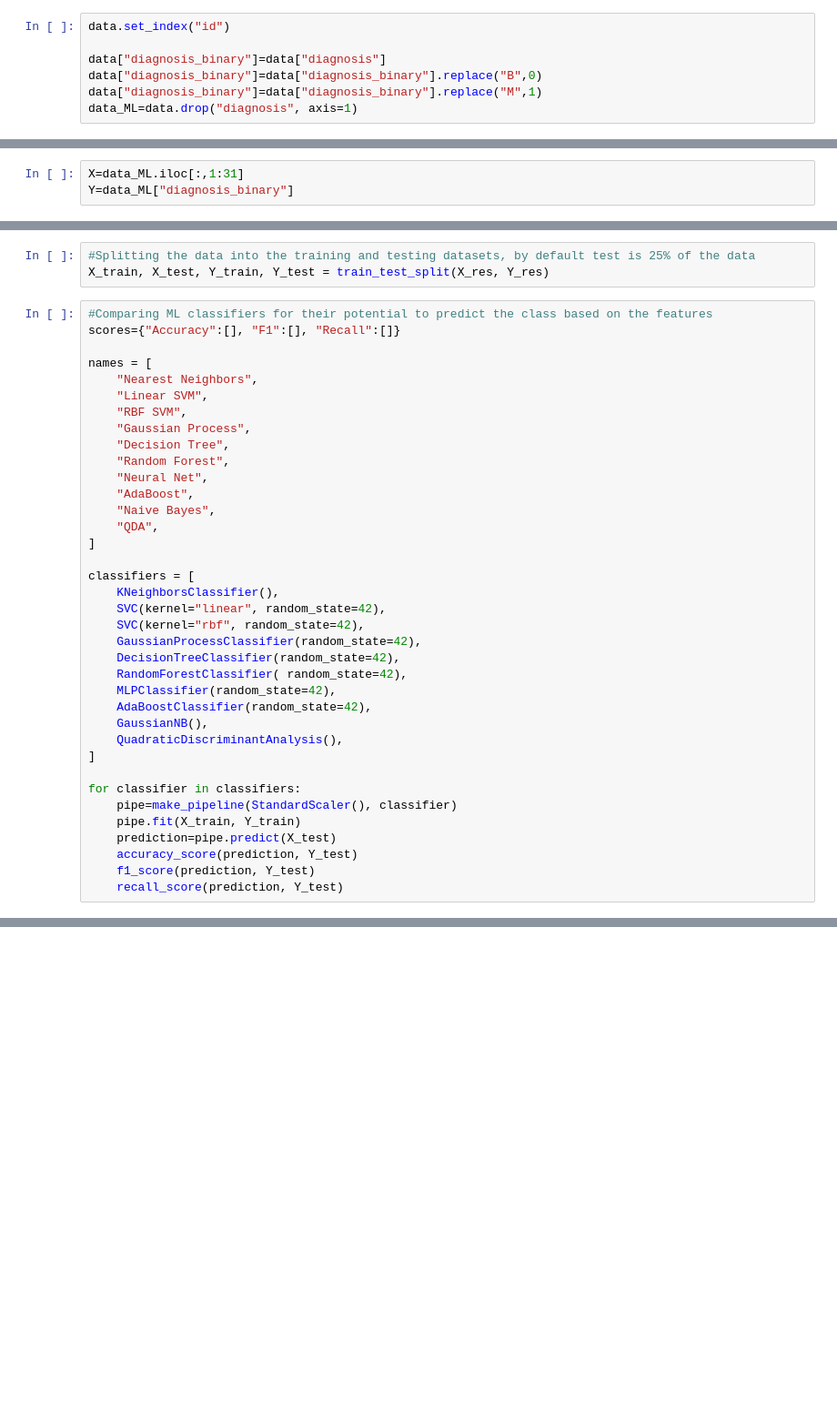
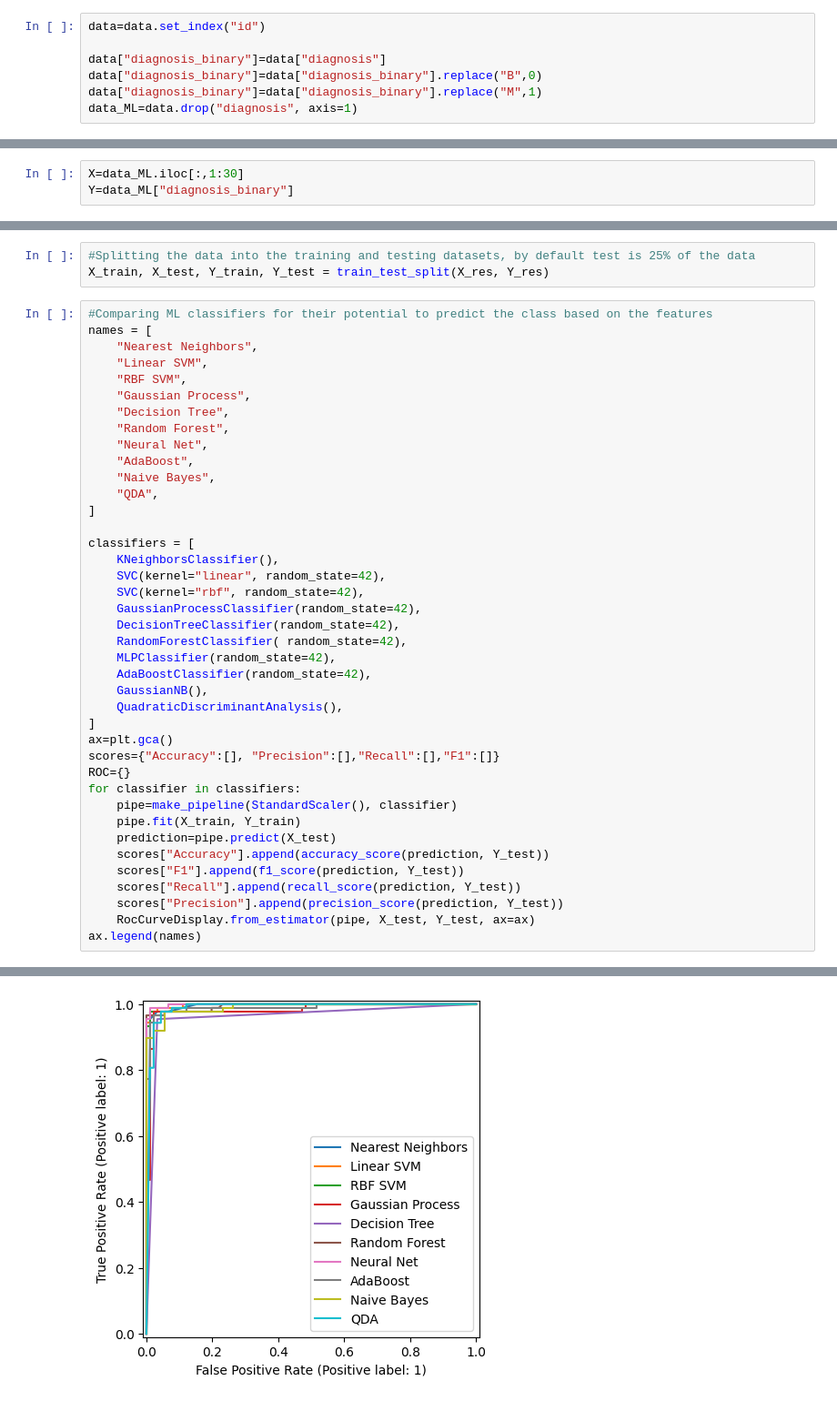
Before and after one commit to kzoltowska/Machine_Learning_Breast_Cancer_Data, a Jupyter notebook: Machine_learning_classifiers.ipynb, the cells around one changed output, grey strips where cells are left out. Shown: that part at 91% size. Saved outputs shown, nothing was run; the diff lists cells and outputs as text; blank space fills up the shorter version.

Commit message:
visualisation ROC

```diff
--- a/Machine_learning_classifiers.ipynb
+++ b/Machine_learning_classifiers.ipynb
@@ -18,7 +20,7 @@ from sklearn.metrics import accuracy_score, recall_score, f1_score
 # %%
 data=pd.read_csv("/home/kasia/data_ML/ML_data.csv")
 # %%
-data.set_index("id")
+data=data.set_index("id")
 
 data["diagnosis_binary"]=data["diagnosis"]
 data["diagnosis_binary"]=data["diagnosis_binary"].replace("B",0)
@@ -27,5 +46,5 @@ data_ML=data.drop("diagnosis", axis=1)
 # %%
-X=data_ML.iloc[:,1:31]
+X=data_ML.iloc[:,1:30]
 Y=data_ML["diagnosis_binary"]
 # %%
 Y.value_counts()
@@ -38,8 +57,6 @@ X_res, Y_res=smote.fit_resample(X,Y)
 X_train, X_test, Y_train, Y_test = train_test_split(X_res, Y_res)
 # %%
 #Comparing ML classifiers for their potential to predict the class based on the features
-scores={"Accuracy":[], "F1":[], "Recall":[]}
-
 names = [
     "Nearest Neighbors",
     "Linear SVM",
@@ -65,11 +82,17 @@ classifiers = [
     GaussianNB(),
     QuadraticDiscriminantAnalysis(),
 ]
-
+ax=plt.gca()
+scores={"Accuracy":[], "Precision":[],"Recall":[],"F1":[]}
+ROC={}
 for classifier in classifiers:
     pipe=make_pipeline(StandardScaler(), classifier)
     pipe.fit(X_train, Y_train)
     prediction=pipe.predict(X_test)
-    accuracy_score(prediction, Y_test)
-    f1_score(prediction, Y_test)
-    recall_score(prediction, Y_test)
+    scores["Accuracy"].append(accuracy_score(prediction, Y_test))
+    scores["F1"].append(f1_score(prediction, Y_test))
+    scores["Recall"].append(recall_score(prediction, Y_test))
+    scores["Precision"].append(precision_score(prediction, Y_test))
+    RocCurveDisplay.from_estimator(pipe, X_test, Y_test, ax=ax)
+ax.legend(names)
+# %% [output]
@@ -75,0 +100 @@ for classifier in classifiers:
+[figure, added]
```
Also changed, not shown: parts of 7 cells of this notebook.
